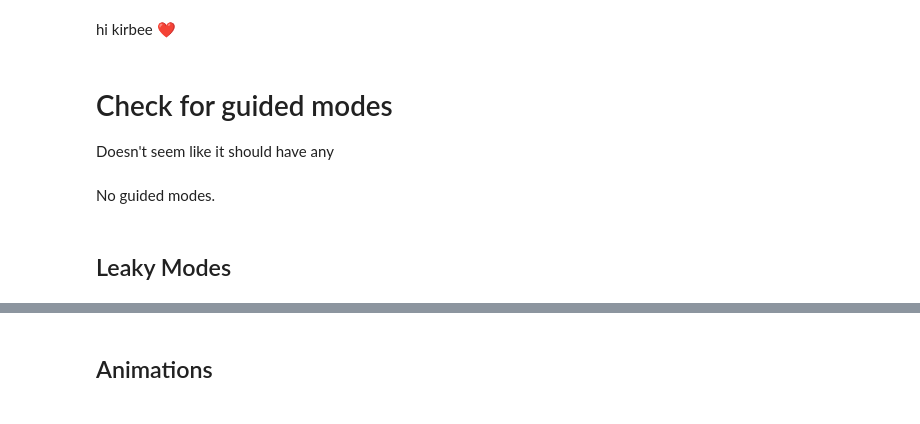
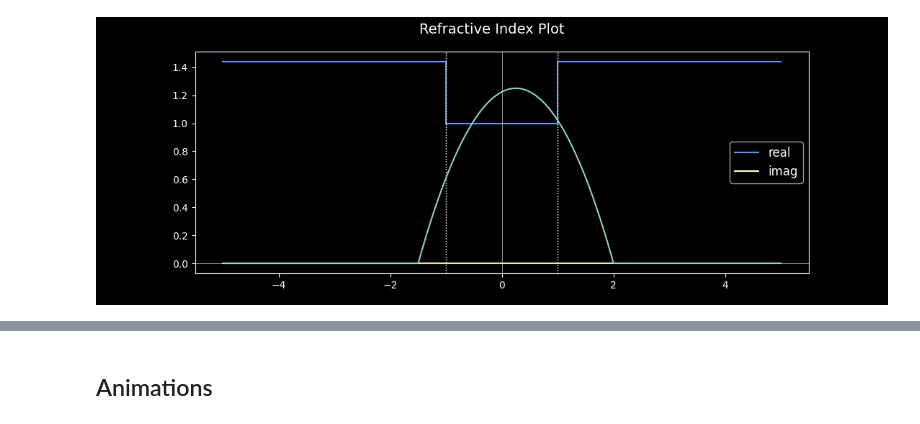
Before and after one commit to pumpkinpieter/slabguide, a Jupyter notebook: examples/AntiGuide.ipynb, the cells around one changed output, grey strips where cells are left out. Drawn from its saved outputs; the diff is of its cells as text; code cells hidden in the pictures.

Commit message:
Continued work on finishing basic examples, mainly now on antiguide and it's associated needs: leaky modefinding etc.

```diff
--- a/examples/AntiGuide.ipynb
+++ b/examples/AntiGuide.ipynb
@@ -5,5 +7,3 @@ Empty hole in glass. N0 configuration in Bird
-# %% [markdown]
-hi kirbee ❤️
 # %%
 import numpy as np
 import matplotlib.pyplot as plt
@@ -17,31 +17,25 @@ import json
 plt.style.use('dark_background')
 %matplotlib widget
 # %%
-A = SlabExact(scale=1e-6, Ts=[2., 2., 2.], xrefs=[300, 500, 300],
-              ns=[1.44, 1, 1.44], wl=1e-6, symmetric=True)
+A = Slab(Ts=[4,2,4], ns=[1.44, 1, 1.44], wl=1e-6)
 # %%
-w = .5
-s = 0
-amp = 2.5
+half_width = 1.75
+shift = .25
+amplitude = 1.25
 
-Lx = -w + s
-Rx = w + s
+Lx = -half_width + shift
+Rx = half_width + shift
 
 def quadratic_piecewise(x):
-    conds = [(x<Lx), ((Lx<=x)*(x<=Rx)), (x>Rx)]
-    funcs = [0, lambda x: amp * (1 - ((x-s)/w)**2), 0]
+    x = np.array(x, dtype=float)
+    conds = [(x < Lx), ((Lx <= x)*(x <= Rx)), (x > Rx)]
+    funcs = [lambda x: 0, lambda x: amplitude * (1 - ((x - shift) / half_width)**2), lambda x: 0]
     return np.piecewise(x, conds, funcs)
 
-def uneven_cubic(x):
-    conds = [(x<-.5), ((-.5<=x)*(x<=.5)), (x>.5)]
-    funcs = [0, lambda x: 5*(x+.1)*(.25-x**2), 0]
-    return np.piecewise(x, conds, funcs)
+def quadratic_piecewise2d(x, zs=None, wavenumber=A.K0):
+    fx = quadratic_piecewise(x)
+    fz = np.exp(1j * wavenumber * zs)
+    return np.outer(fz, fx)
 
-def modified_dist(x):
-    return (x-1/4) * np.exp(-(x-1/2)**2)
-
-def odd_modified_dist(x):
-    return x * np.exp(-x**2)
-
-def normal_dist(x):
-    return np.exp(-x**2)
+f0 = quadratic_piecewise
+F0 = quadratic_piecewise2d
@@ -54,7 +42,5 @@ field_type = 'TE'
 # %%
 A.plot_refractive_index()
-A.add_1d_plot(f0_shifted)
+A.add_1d_plot(f0)
+# %% [output]
+[figure, added]
-# %% [markdown]
-# Check for guided modes
-
-Doesn't seem like it should have any
@@ -63,4 +46,0 @@ A.determinant_plot(-6, 6, -3, 7);
-# %% [markdown]
-No guided modes.
-# %% [markdown]
-## Leaky Modes
```
Also changed, not shown: parts of 60 cells of this notebook, 5 other files.
